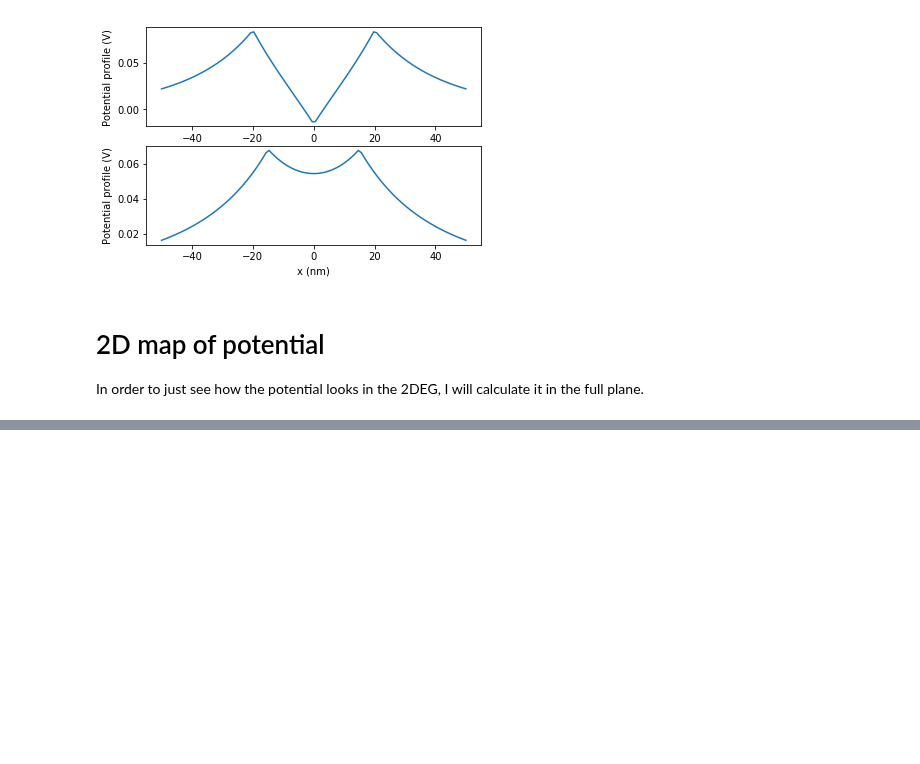
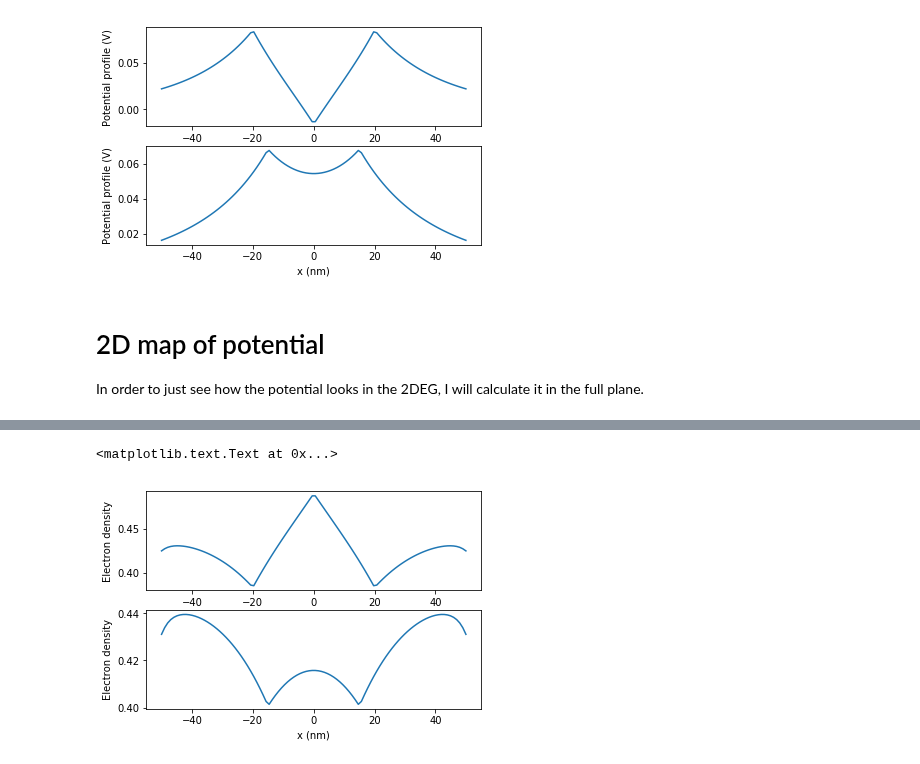
Before and after one commit to Quantumgame/quantum-ml, a Jupyter notebook: Test Notebooks/Realistic Charge Sensor.ipynb, the cells around one changed output, grey strips where cells are left out. Cells and saved outputs as stored; diff of their text form; code cells hidden in the pictures; blank space fills up the shorter version.

Commit message:
density calculation for both dot and sensor

```diff
--- a/Test Notebooks/Realistic Charge Sensor.ipynb
+++ b/Test Notebooks/Realistic Charge Sensor.ipynb
@@ -129,0 +229,38 @@ cbar.set_label('Potential (V)')
+# %%
+x_dot = np.linspace(-50,50,100)
+x_sensor = np.linspace(-50,50,100)
+
+# note that the gate parameters are defined above
+V_dot = calc_potential(x,np.array([0]),gate_dict).flatten()
+V_sensor = calc_potential(x,np.array([d]),gate_dict).flatten()
+
+params = {
+    'x_dot'    : x_dot,
+    'x_sensor' : x_sensor,
+    'd'        : d,
+    'V_dot'    : V_dot,
+    'V_sensor' : V_sensor,
+    'K_0'      : 1e-2,
+    'sigma'    : 2,
+    'g_0'      : 1,
+    'beta'     : 1000,
+    'mu'       : 0.4,
+}
+params['K_dot_mat'] = calc_K_dot_mat(params)
+params['K_sensor_mat'] = calc_K_sensor_mat(params)
+params['K_dot_sensor_mat'] = calc_K_dot_sensor_mat(params)
+# %%
+n_dot,n_sensor = calc_n(params)
+# %%
+fig,axarr = plt.subplots(2,1)
+
+axarr[0].plot(x_dot,n_dot)
+axarr[0].set_xlabel('x (nm)')
+axarr[0].set_ylabel('Electron density')
+
+axarr[1].plot(x_sensor,n_sensor)
+axarr[1].set_xlabel('x (nm)')
+axarr[1].set_ylabel('Electron density')
+# %% [output]
+<matplotlib.text.Text at 0x...>
+[figure, added]
```
Also changed, not shown: parts of 7 cells of this notebook.
